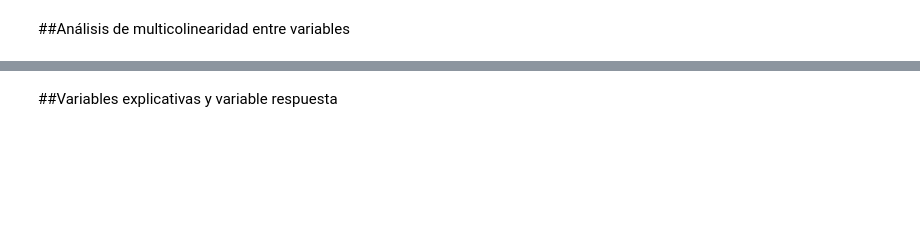
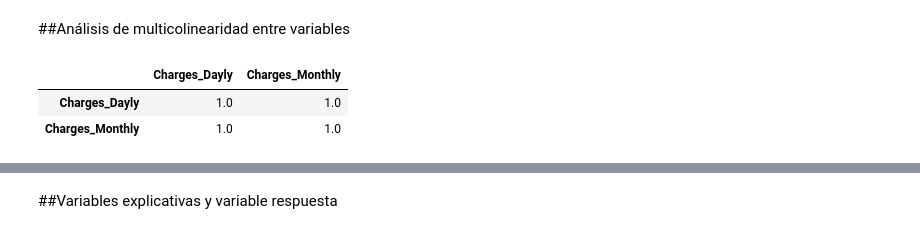
Before and after one commit to Fvargasv/Challenge-Telecom-X-Parte-2, a Jupyter notebook: Telecom_X_parte_2.ipynb, the cells around one changed output, grey strips where cells are left out. Cells and saved outputs as stored; diff of their text form; code cells hidden in the pictures; blank space fills up the shorter version.

```diff
--- a/Telecom_X_parte_2.ipynb
+++ b/Telecom_X_parte_2.ipynb
@@ -423,3 +423,9 @@ sb.heatmap(datos.corr(), annot=True, cmap="YlGnBu", annot_kws={"size": 30})
 [figure]
 # %% [markdown]
 ##Análisis de multicolinearidad entre variables
+# %%
+datos[['Charges_Dayly','Charges_Monthly']].corr()
+# %% [output]
+|  | Charges_Dayly | Charges_Monthly |
+| Charges_Dayly | 1.0 | 1.0 |
+| Charges_Monthly | 1.0 | 1.0 |
```
Also changed, not shown: parts of 16 cells of this notebook.
